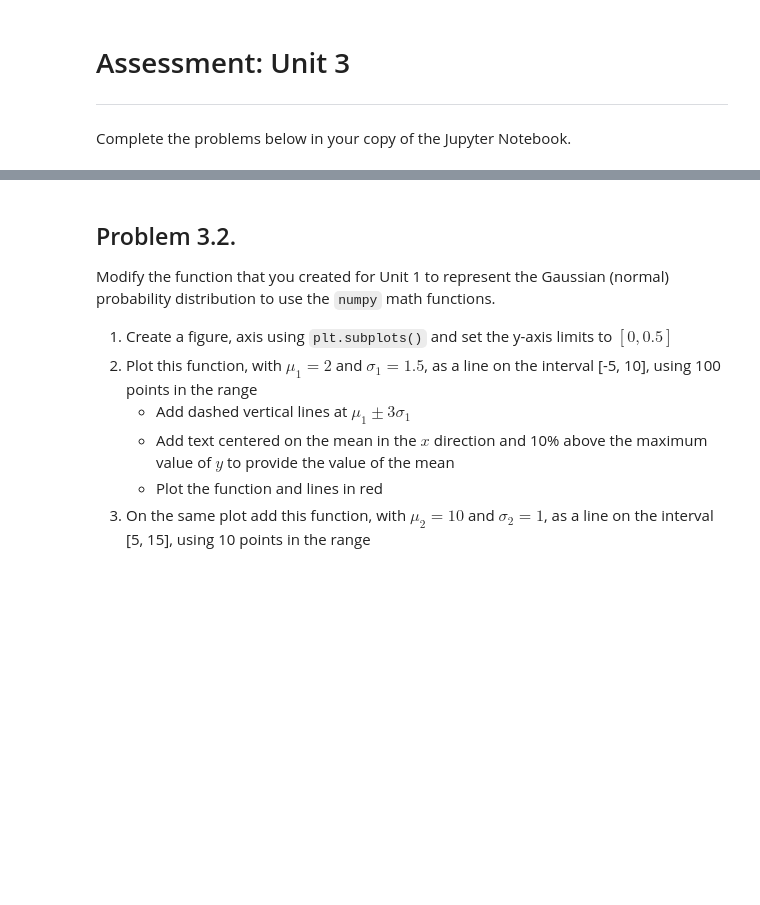
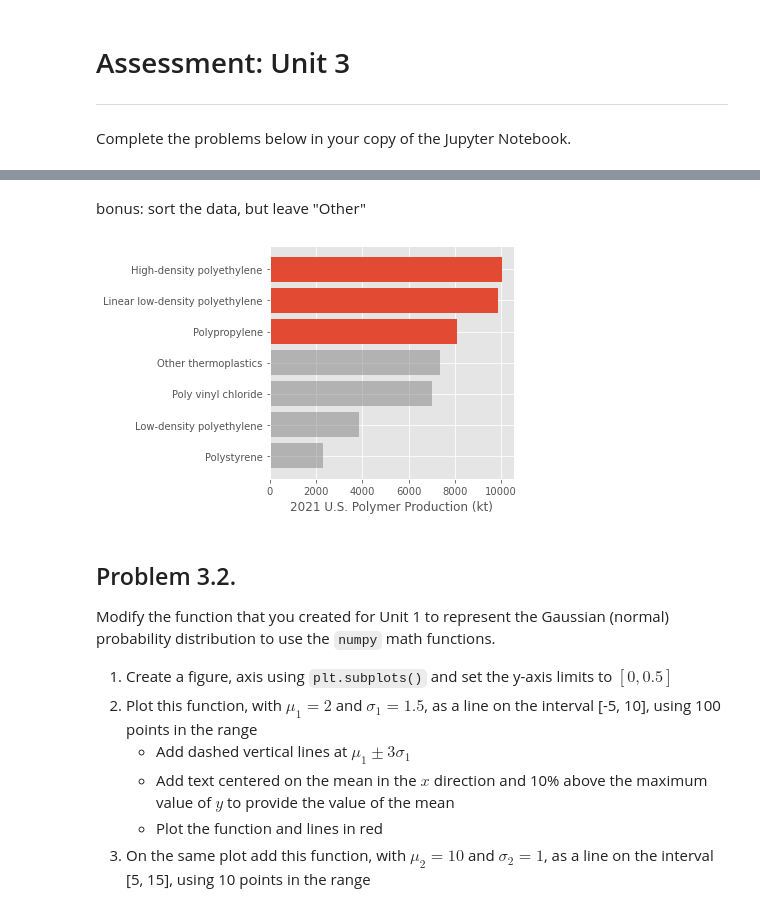
Before and after one commit to curtis-b/python-engineering-analytics, a Jupyter notebook: units/03-basic-plotting/unit03-solutions.ipynb, the cells around one changed output, grey strips where cells are left out. Drawn from its saved outputs; the diff is of its cells as text; code cells hidden in the pictures; blank space fills up the shorter version.

```diff
--- a/units/03-basic-plotting/unit03-solutions.ipynb
+++ b/units/03-basic-plotting/unit03-solutions.ipynb
@@ -15,3 +60,32 @@ Complete the problems below in your copy of the Jupyter Notebook.
+# %% [markdown]
+bonus: sort the data, but leave "Other"
+# %%
+# create a
+df_bonus = df_polymer.copy()
+
+df_bonus['IsOther'] = df_bonus['Polymer']=='Other thermoplastics'
+df_bonus.sort_values(['IsOther', 'Production-kt'], ascending=[True, False])
+
+df_bonus.reset_index(drop=True, inplace=True)
+
+# select top 3
+df_bonus_top3 = df_bonus.head(3)
+
+# plot the initial values
+fig, ax = plt.subplots()
+ax.barh(df_bonus.index, df_bonus['Production-kt'], tick_label=df_bonus['Polymer'], alpha=0.5, color='gray')
+ax.barh(df_bonus_top3.index, df_bonus_top3['Production-kt'])
+
+ax.invert_yaxis()
+
+ax.set_xlabel('2021 U.S. Polymer Production (kt)')
+
+
+# save files, use plt.tight_layout() force matplotlib to render the plot before saving
+plt.tight_layout()
+plt.savefig('../../output/problem3-1c.png', dpi=300)
+# %% [output]
+[figure, added]
 # %% [markdown]
 ## Problem 3.2.
 
```
Also changed, not shown: parts of 8 cells of this notebook, 9 other files.
